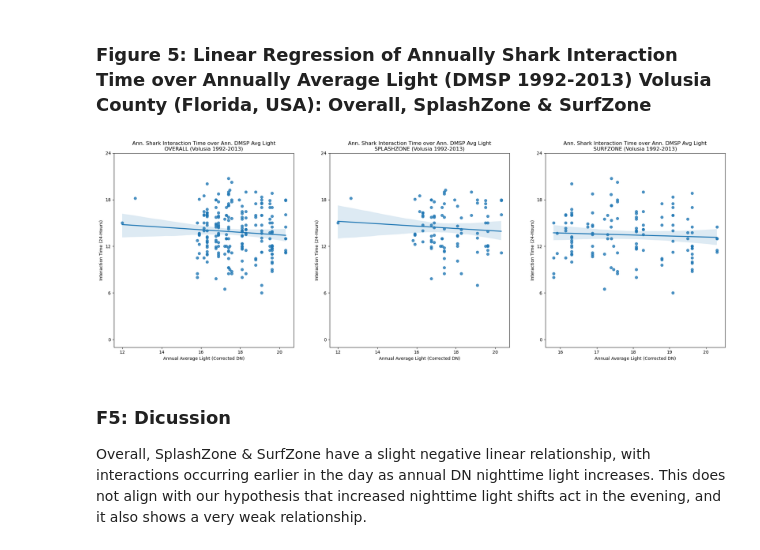
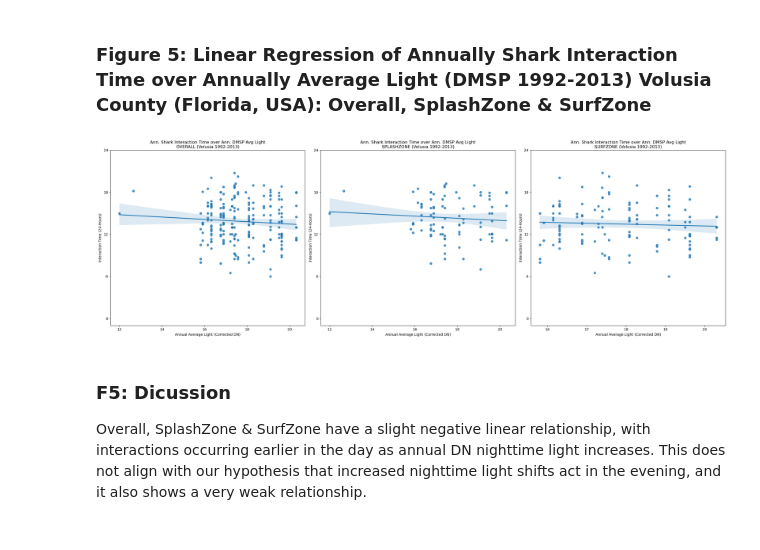
Before and after one commit to zad2108/Final_Project, a Jupyter notebook: DF_FINAL_FIN.ipynb, the cells around one changed output. Cells and saved outputs as stored; diff of their text form; code cells hidden in the pictures.

```diff
--- a/DF_FINAL_FIN.ipynb
+++ b/DF_FINAL_FIN.ipynb
@@ -239,32 +406,33 @@ The SplashZone & SurfZone have a slight negative linear relationship, with inter
 # %%
 # plotting 4 linear regressions using loc that made separate dataframes for seaborn
 fig, axes = plt.subplots(1, 3, figsize=(25, 8))
 sns.regplot(data = df8, x = 'YR_AVG_LIGHT_CORRECTED_DN', y = 'INTERACT_TIME', ax=axes[0])
 axes[0].set_title('Ann. Shark Interaction Time over Ann. DMSP Avg Light\nOVERALL (Volusia 1992-2013)')
 axes[0].set_xlabel('Annual Average Light (Corrected DN)')
 axes[0].set_ylabel('Interaction Time (24-Hours)')
 axes[0].set_ylim(-1,24)
 axes[0].set_yticks([0, 6, 12, 18, 24])
 
 
 sns.regplot(data = df81, x = 'YR_AVG_LIGHT_CORRECTED_DN', y = 'INTERACT_TIME', ax=axes[1])
 axes[1].set_title('Ann. Shark Interaction Time over Ann. DMSP Avg Light\nSPLASHZONE (Volusia 1992-2013)')
 axes[1].set_xlabel('Annual Average Light (Corrected DN)')
 axes[1].set_ylabel('Interaction Time (24-Hours)')
 axes[1].set_ylim(-1,24)
 axes[1].set_yticks([0, 6, 12, 18, 24])
 
 
 sns.regplot(data = df82, x = 'YR_AVG_LIGHT_CORRECTED_DN', y = 'INTERACT_TIME', ax=axes[2])
 axes[2].set_title('Ann. Shark Interaction Time over Ann. DMSP Avg Light\nSURFZONE (Volusia 1992-2013)')
 axes[2].set_xlabel('Annual Average Light (Corrected DN)')
 axes[2].set_ylabel('Interaction Time (24-Hours)')
 axes[2].set_ylim(-1,24)
 axes[2].set_yticks([0, 6, 12, 18, 24])
 
+plt.tight_layout()
 plt.show()
 # %% [output]
-[figure, old version]
+[figure, new version]
 # %% [markdown]
 ### F5: Dicussion
 Overall, SplashZone & SurfZone have a slight negative linear relationship, with interactions occurring earlier in the day as annual DN nighttime light increases. This does not align with our hypothesis that increased nighttime light shifts act in the evening, and it also shows a very weak relationship.
```
Also changed, not shown: parts of 20 cells of this notebook.
